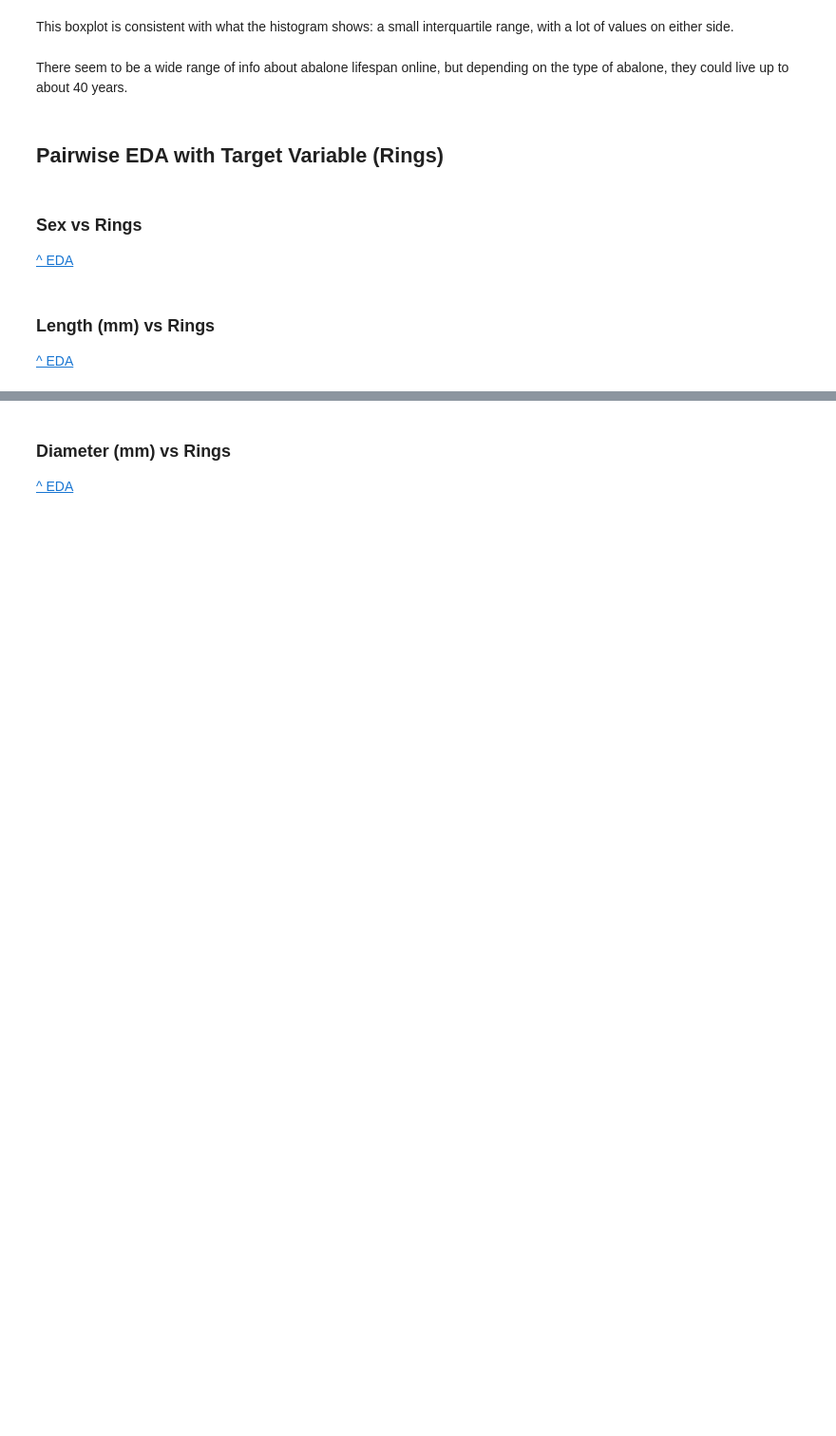
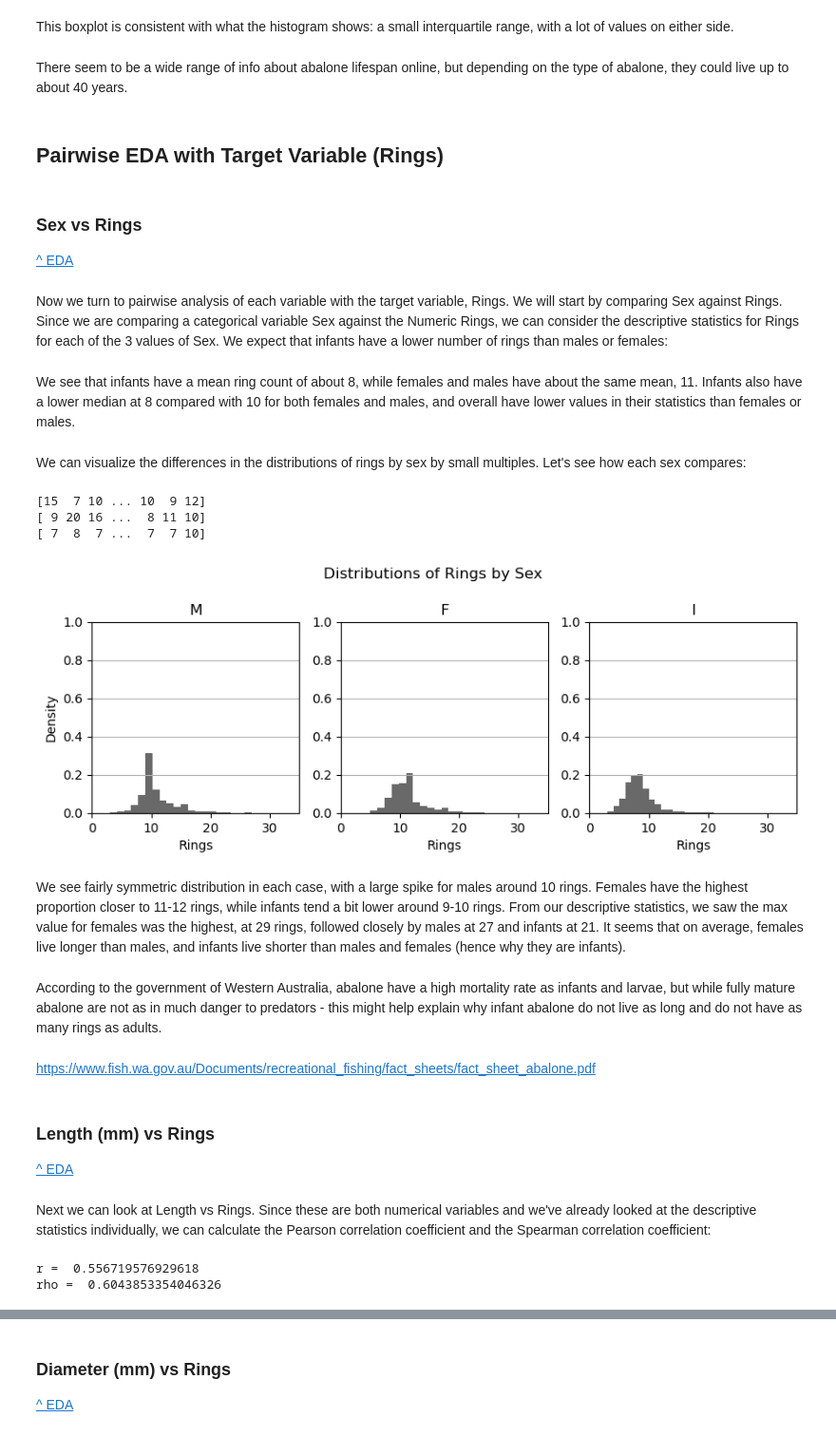
Before and after one commit to ansaridan/jhu-data-engineering-team-5, a Jupyter notebook: Problem_Set_3/Jhirsc21.ipynb, the cells around one changed output, grey strips where cells are left out. Shown at 95% size. Cells and saved outputs as stored; diff of their text form; code cells hidden in the pictures; blank space fills up the shorter version.

```diff
--- a/Problem_Set_3/Jhirsc21.ipynb
+++ b/Problem_Set_3/Jhirsc21.ipynb
@@ -633,6 +633,55 @@ There seem to be a wide range of info about abalone lifespan online, but dependi
 # %% [markdown]
 ### <a id="sex_rings">Sex vs Rings</a> <br>
 <a href='#step2'> ^ EDA </a>
+# %% [markdown]
+Now we turn to pairwise analysis of each variable with the target variable, Rings. We will start by comparing Sex against Rings.  Since we are comparing a categorical variable Sex against the Numeric Rings, we can consider the descriptive statistics for Rings for each of the 3 values of Sex. We expect that infants have a lower number of rings than males or females:
+# %%
+by_sex = df.groupby('Sex')
+rings_by_sex = by_sex['Rings'].describe()
+rings_by_sex
+# %% [markdown]
+We see that infants have a mean ring count of about 8, while females and males have about the same mean, 11. Infants also have a lower median at 8 compared with 10 for both females and males, and overall have lower values in their statistics than females or males.
+# %% [markdown]
+We can visualize the differences in the distributions of rings by sex by small multiples. Let's see how each sex compares:
+# %%
+labels = pd.unique(df['Sex'].values)
+
+figure = plt.figure(figsize=(10,6))
+figure.suptitle('Distributions of Rings by Sex')
+for i, x in enumerate(labels):
+    axes = figure.add_subplot(2, 3, i+1)
+    subdata = by_sex['Rings'].get_group(x).values
+    print(subdata)
+    axes.hist(subdata, bins=20, color='dimgray', density=True)
+    axes.set_title(x)
+    axes.set_ylim((0, 1))
+    axes.set_xlim((0, 35))
+    axes.set_xlabel('Rings')
+    axes.grid(axis='y')
+    if (i % 3 == 0):
+        axes.set_ylabel('Density')
+
+plt.show()
+plt.close()
+# %% [output]
+[15  7 10 ... 10  9 12]
+[ 9 20 16 ...  8 11 10]
+[ 7  8  7 ...  7  7 10]
+[figure, added]
+# %% [markdown]
+We see fairly symmetric distribution in each case, with a large spike for males around 10 rings. Females have the highest proportion closer to 11-12 rings, while infants tend a bit lower around 9-10 rings. From our descriptive statistics, we saw the max value for females was the highest, at 29 rings, followed closely by males at 27 and infants at 21. It seems that on average, females live longer than males, and infants live shorter than males and females (hence why they are infants).
+# %% [markdown]
+According to the government of Western Australia, abalone have a high mortality rate as infants and larvae, but while fully mature abalone are not as in much danger to predators - this might help explain why infant abalone do not live as long and do not have as many rings as adults.
+# %% [markdown]
+https://www.fish.wa.gov.au/Documents/recreational_fishing/fact_sheets/fact_sheet_abalone.pdf
 # %% [markdown]
 ### <a id="length_rings">Length (mm) vs Rings</a> <br>
 <a href='#step2'> ^ EDA </a>
+# %% [markdown]
+Next we can look at Length vs Rings. Since these are both numerical variables and we've already looked at the descriptive statistics individually, we can calculate the Pearson correlation coefficient and the Spearman correlation coefficient:
+# %%
+print('r = ', stats.pearsonr(df['Length (mm)'], df['Rings'])[0])
+print('rho = ', stats.spearmanr(df['Length (mm)'], df['Rings'])[0])
+# %% [output]
+r =  0.556719576929618
+rho =  0.6043853354046326
```
Also changed, not shown: parts of 38 cells of this notebook, 1 other file.
